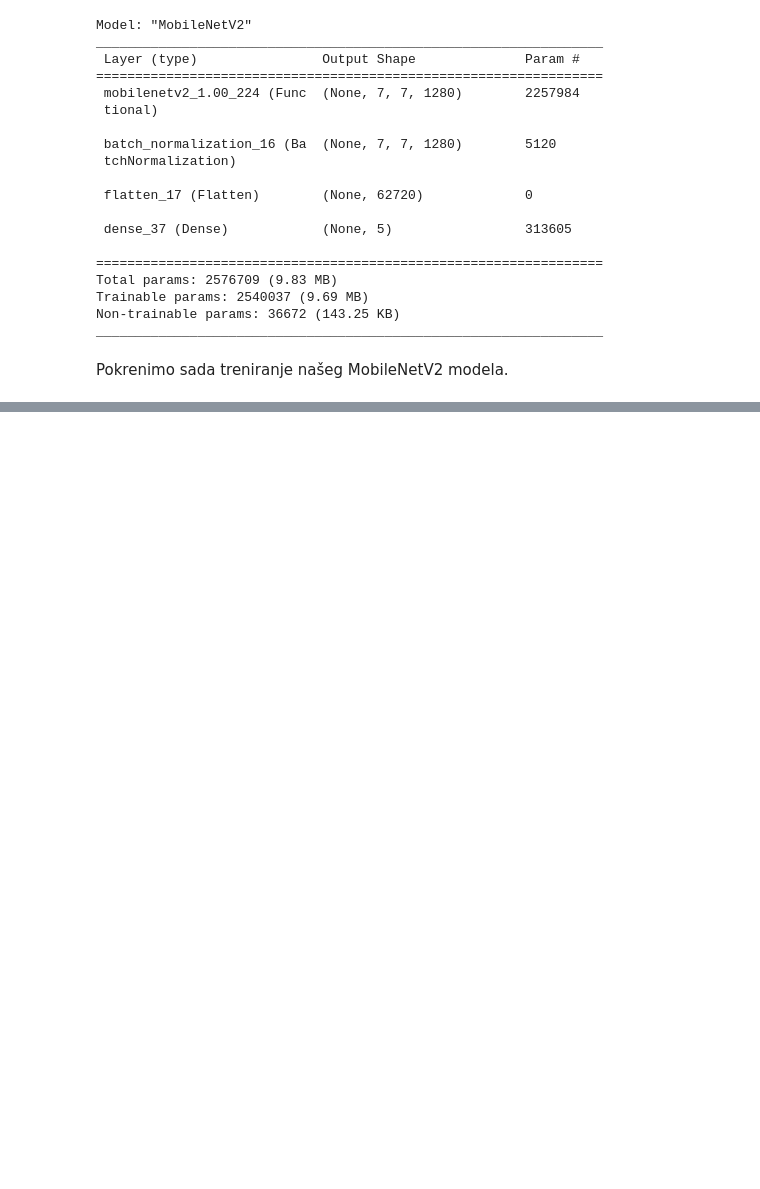
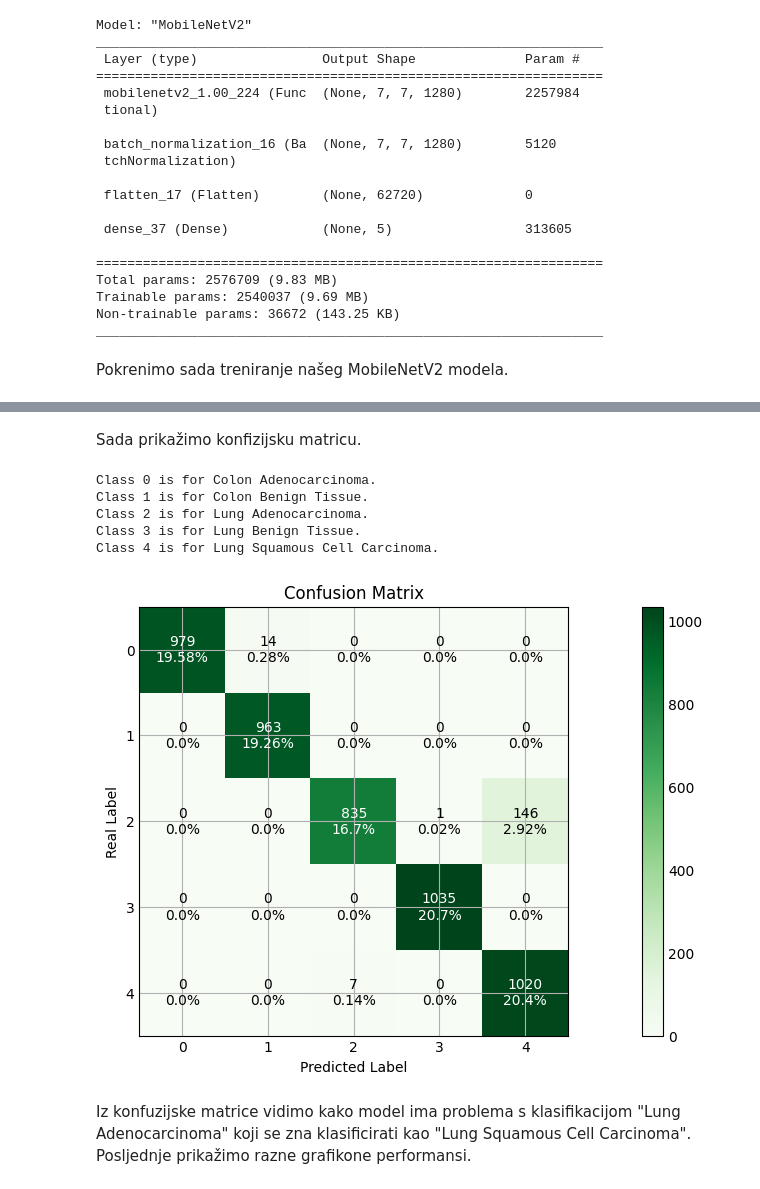
Before and after one commit to velimirkovacic/cancer-detection-project, a Jupyter notebook: projekt.ipynb, the cells around one changed output, grey strips where cells are left out. Saved outputs shown, nothing was run; the diff lists cells and outputs as text; code cells hidden in the pictures; blank space fills up the shorter version.

```diff
--- a/projekt.ipynb
+++ b/projekt.ipynb
@@ -462,0 +473,2 @@ Test loss: 0.2514616549015045
+# %%
+mobilenet_v2_class_predictions = get_class_predictions(mobilenet_v2_model)
@@ -462,0 +477,14 @@ Test loss: 0.2514616549015045
+# %% [markdown]
+Sada prikažimo konfizijsku matricu.
+# %%
+mobilenet_v2_conf_matrix = show_confusion_matrix(mobilenet_v2_model, mobilenet_v2_class_predictions)
+# %% [output]
+Class 0 is for Colon Adenocarcinoma.
+Class 1 is for Colon Benign Tissue.
+Class 2 is for Lung Adenocarcinoma.
+Class 3 is for Lung Benign Tissue.
+Class 4 is for Lung Squamous Cell Carcinoma.
+[figure, added]
+# %% [markdown]
+Iz konfuzijske matrice vidimo kako model ima problema s klasifikacijom "Lung Adenocarcinoma" koji se zna klasificirati kao "Lung Squamous Cell Carcinoma".
+Posljednje prikažimo razne grafikone performansi.
```
Also changed, not shown: parts of 12 cells of this notebook.
